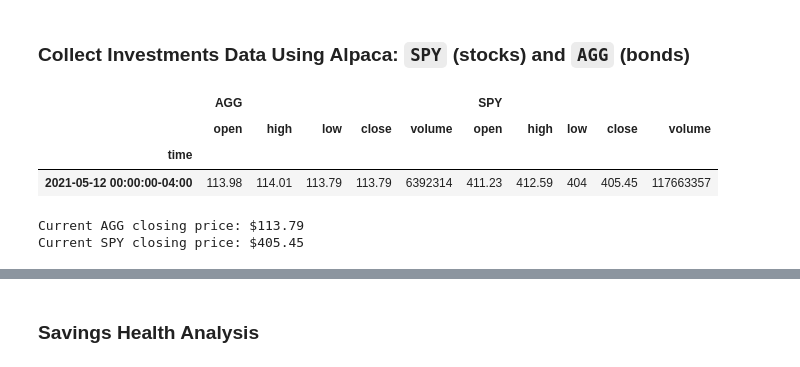
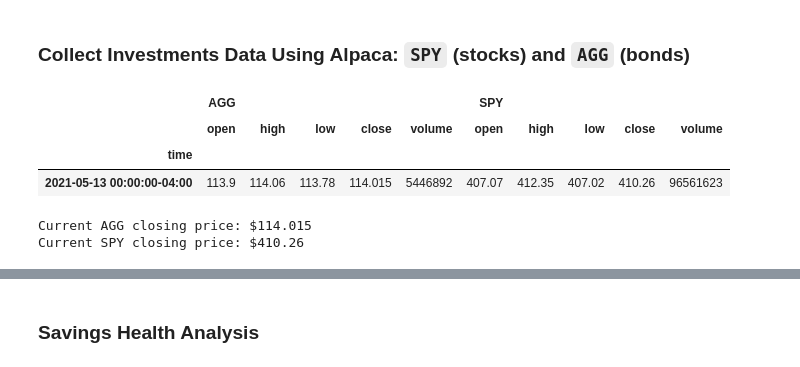
Before and after one commit to bredakyl94/API_finance_calculations, a Jupyter notebook: financial-planner.ipynb, the cells around one changed output, grey strips where cells are left out. Cells and saved outputs as stored; diff of their text form; code cells hidden in the pictures.

```diff
--- a/financial-planner.ipynb
+++ b/financial-planner.ipynb
@@ -71,39 +71,40 @@ api = tradeapi.REST(
 )
 # %%
 # Format current date as ISO format
-today = pd.Timestamp("2021-05-12", tz="America/New_York").isoformat()
+today = pd.Timestamp("2021-05-13", tz="America/New_York").isoformat()
 
 # Set the tickers
 tickers =["AGG", "SPY"]
 
 # Set timeframe to '1D' for Alpaca API
 timeframe = "1D"
 
 # Get current closing prices for SPY and AGG
 spy_agg_price_df = api.get_barset(
     tickers,
     timeframe,
     start = today,
     end = today
 ).df
 
 # Preview DataFrame
 spy_agg_price_df.head()
 # %% [output]
 |  | AGG |  |  |  |  | SPY |  |  |  |  |
 |  | open | high | low | close | volume | open | high | low | close | volume |
 | time |  |  |  |  |  |  |  |  |  |  |
-| 2021-05-12 00:00:00-04:00 | 113.98 | 114.01 | 113.79 | 113.79 | 6392314 | 411.23 | 412.59 | 404 | 405.45 | 117663357 |
+| 2021-05-13 00:00:00-04:00 | 113.9 | 114.06 | 113.78 | 114.015 | 5446892 | 407.07 | 412.35 | 407.02 | 410.26 | 96561623 |
 # %%
 # Pick AGG and SPY close prices
-spy_close = spy_agg_price_df["SPY"]["close"].item()
-agg_close = spy_agg_price_df["AGG"]["close"].item()
+spy_close = float(spy_agg_price_df["SPY"]["close"])
+agg_close = float(spy_agg_price_df["AGG"]["close"])
+
 # Print AGG and SPY close prices
 print(f"Current AGG closing price: ${agg_close}")
 print(f"Current SPY closing price: ${spy_close}")
 # %% [output]
-Current AGG closing price: $113.79
-Current SPY closing price: $405.45
+Current AGG closing price: $114.015
+Current SPY closing price: $410.26
 # %%
 # Compute the current value of shares
 my_spy_value = my_spy * spy_close
```
Also changed, not shown: parts of 10 cells of this notebook.
